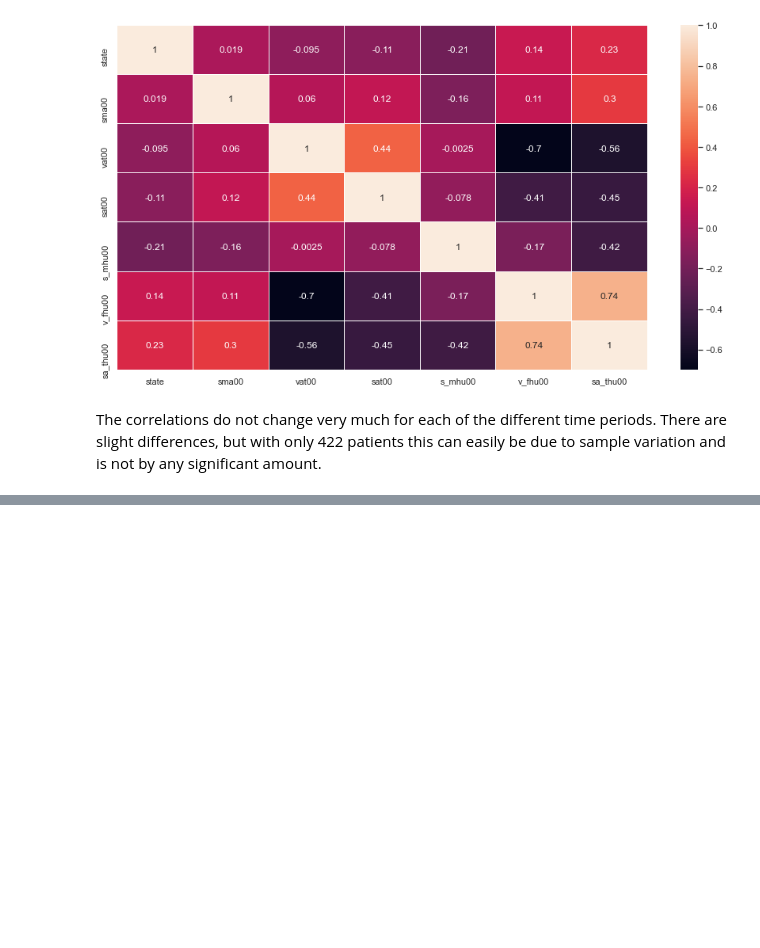
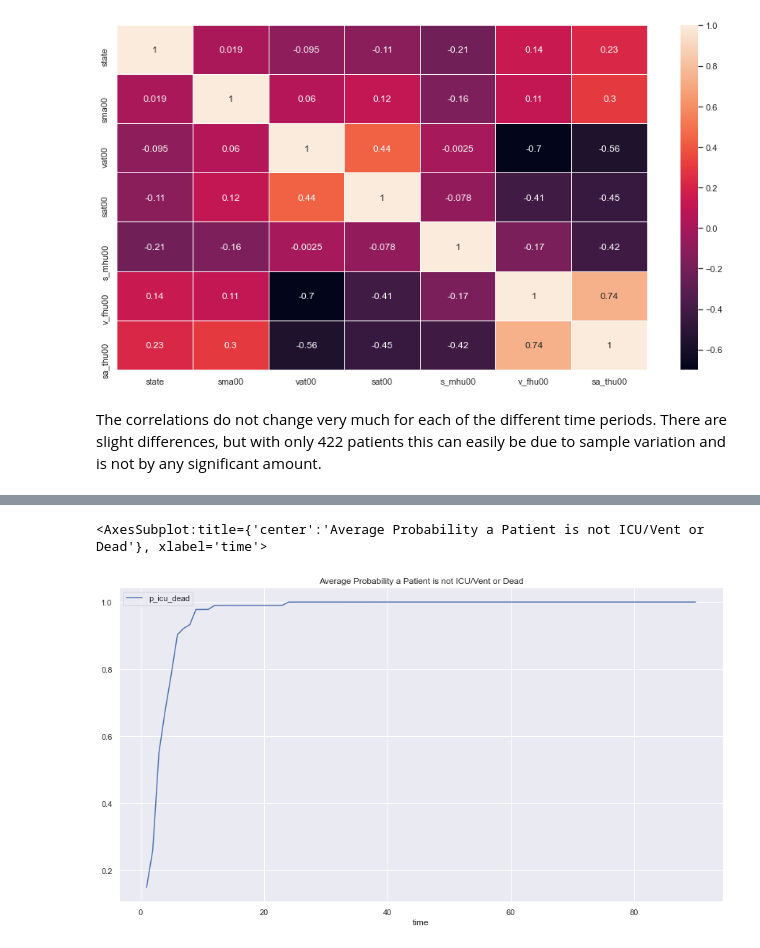
Before and after one commit to sktorre/liver_transplant_research, a Jupyter notebook: modeling_nn.ipynb, the cells around one changed output, grey strips where cells are left out. Saved outputs shown, nothing was run; the diff lists cells and outputs as text; code cells hidden in the pictures; blank space fills up the shorter version.

```diff
--- a/modeling_nn.ipynb
+++ b/modeling_nn.ipynb
@@ -441,0 +470,7 @@ The correlations do not change very much for each of the different time periods.
+# %%
+p['p_icu_dead'] = p['p_home'] + p['p_hosp']
+p_not_icu_dead_avg = p[['time', 'p_icu_dead']].groupby(['time']).mean()
+p_not_icu_dead_avg.reset_index().plot(x='time', y='p_icu_dead', title = "Average Probability a Patient is not ICU/Vent or Dead")
+# %% [output]
+<AxesSubplot:title={'center':'Average Probability a Patient is not ICU/Vent or Dead'}, xlabel='time'>
+[figure, added]
```
Also changed, not shown: parts of 29 cells of this notebook, 15 other files.
